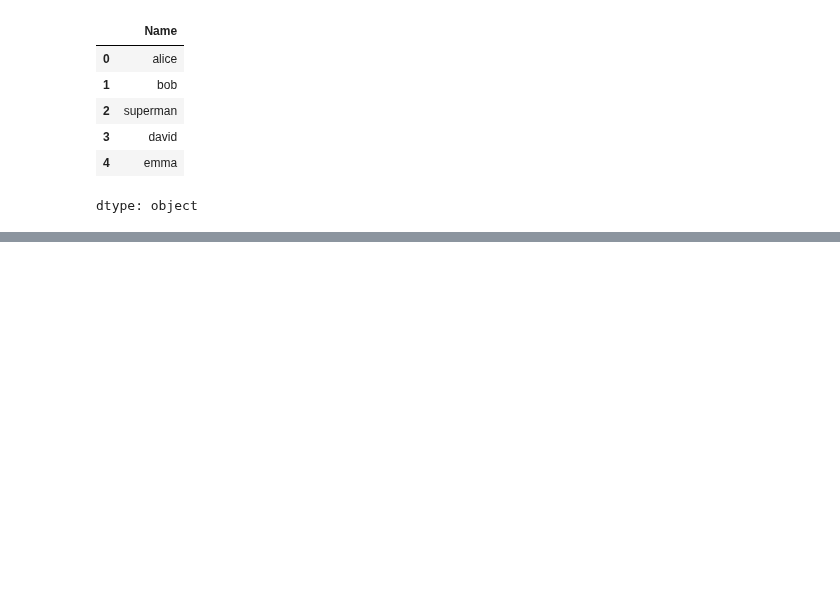
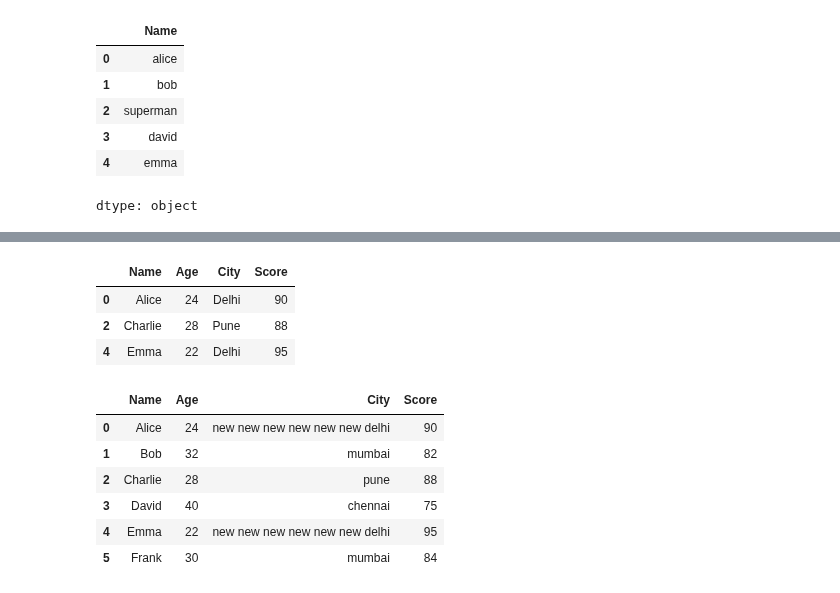
Before and after one commit to sh1vam31/Complete_DataScience, a Jupyter notebook: Pandas.ipynb, the cells around one changed output, grey strips where cells are left out. Saved outputs shown, nothing was run; the diff lists cells and outputs as text; code cells hidden in the pictures; blank space fills up the shorter version.

```diff
--- a/Pandas.ipynb
+++ b/Pandas.ipynb
@@ -713,0 +721,10 @@ dtype: object
+# %%
+data = {
+    "Name": ["Alice", "Bob", "Charlie", "David", "Emma", "Frank"],
+    "Age": [24, 32, 28, 40, 22, 30],
+    "City": ["Delhi", "Mumbai", "Pune", "Chennai", "Delhi", "Mumbai"],
+    "Score": [90, 82, 88, 75, 95, 84]
+}
+
+df = pd.DataFrame(data)
+df[df["Age"] > 25]
@@ -713,0 +745,20 @@ dtype: object
+# %%
+df.query("Score >= 85 and Age < 35")
+# %% [output]
+|  | Name | Age | City | Score |
+| 0 | Alice | 24 | Delhi | 90 |
+| 2 | Charlie | 28 | Pune | 88 |
+| 4 | Emma | 22 | Delhi | 95 |
+# %%
+s = df
+s["City"] = s["City"].str.replace("Delhi", "New Delhi")
+s["City"] = s["City"].str.lower()
+s
+# %% [output]
+|  | Name | Age | City | Score |
+| 0 | Alice | 24 | new new new new new new delhi | 90 |
+| 1 | Bob | 32 | mumbai | 82 |
+| 2 | Charlie | 28 | pune | 88 |
+| 3 | David | 40 | chennai | 75 |
+| 4 | Emma | 22 | new new new new new new delhi | 95 |
+| 5 | Frank | 30 | mumbai | 84 |
```
Also changed, not shown: parts of 3 cells of this notebook.
